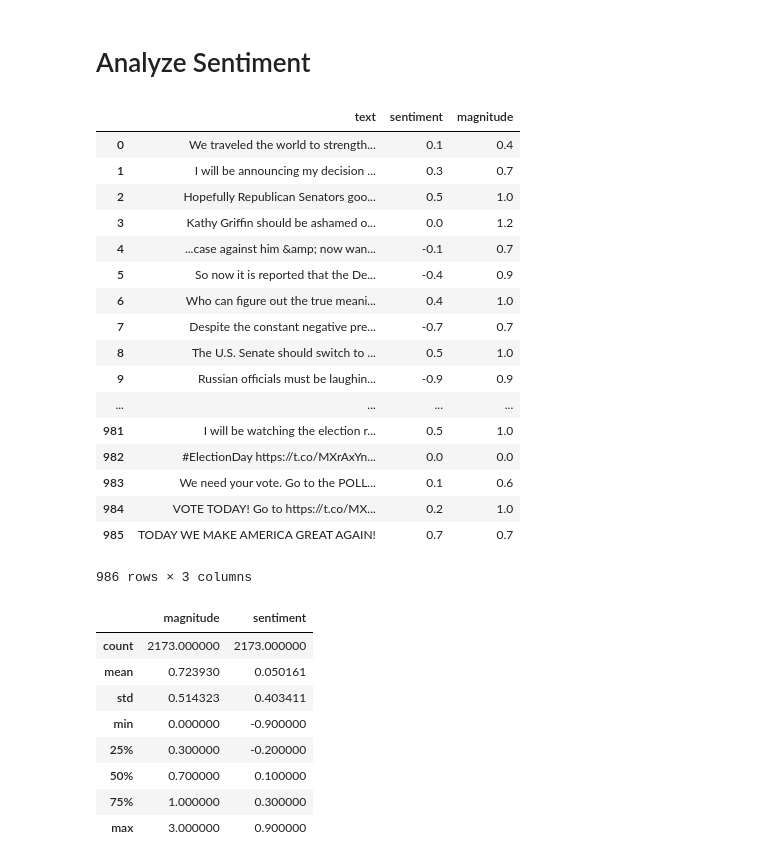
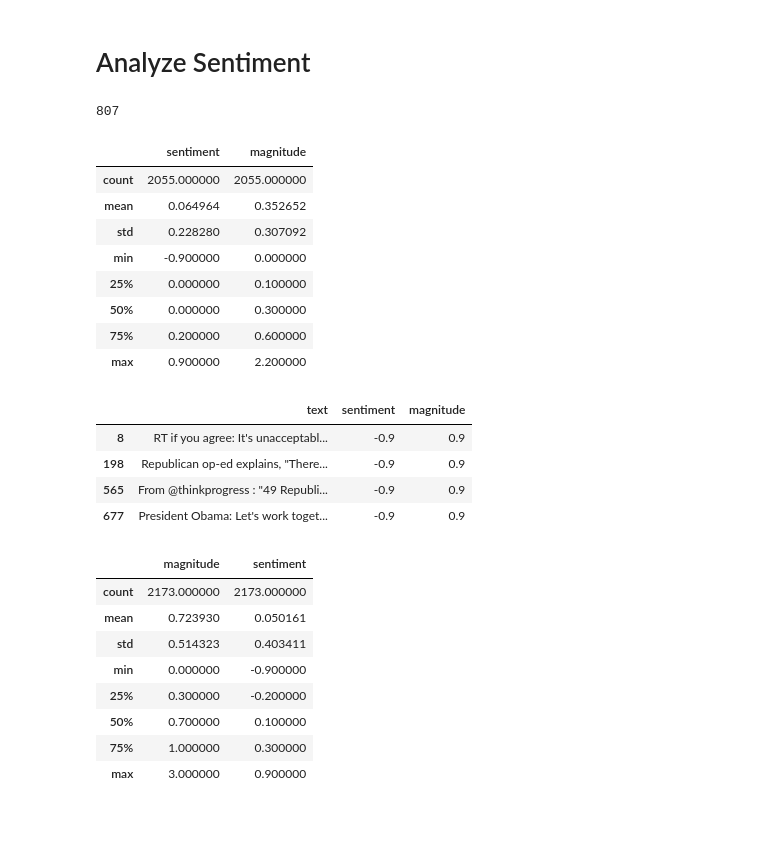
Before and after one commit to EthanH43/text_generator, a Jupyter notebook: Model/Tweet Sentiment Analysis.ipynb, the cells around one changed output. Saved outputs shown, nothing was run; the diff lists cells and outputs as text; code cells hidden in the pictures; blank space fills up the shorter version.

Commit message:
additional sentiment analysis

```diff
--- a/Model/Tweet Sentiment Analysis.ipynb
+++ b/Model/Tweet Sentiment Analysis.ipynb
@@ -34,0 +41,2 @@ pre_election_sentiment=pre_election_sentiment.drop((['Unnamed: 0']), axis=1)
+# %%
+Obama_tweets['datetime']=pd.to_datetime(Obama_tweets['datetime'])
@@ -35,3 +46,6 @@ pre_election_sentiment=pre_election_sentiment.drop((['Unnamed: 0']), axis=1)
+# %%
+o_post_election=Obama_tweets[Obama_tweets['datetime'] > '11-06-2012']
+o_post_election= o_post_election[o_post_election['datetime'] < '11-06-2013']
 # %% [markdown]
 # Analyze Sentiment
 # %%
@@ -39,7 +53,7 @@ analysis_df=pd.DataFrame(columns=['text', 'sentiment', 'magnitude'])
 
 # The text to analyze
 
-for tweet in post_election_data['text'][1188:]:
+for tweet in o_post_election['text'][1248:]:
 
     text = tweet
     document = types.Document(
@@ -56,23 +70,28 @@ for tweet in post_election_data['text'][1188:]:
 # %%
 # analysis_df=analysis_df.append(election_500_1021)
 # analysis_df=analysis_df.reset_index(drop=True)
-analysis_df
+len(analysis_df)
 # %% [output]
-|  | text | sentiment | magnitude |
-| 0 | We traveled the world to strength... | 0.1 | 0.4 |
-| 1 | I will be announcing my decision ... | 0.3 | 0.7 |
-| 2 | Hopefully Republican Senators goo... | 0.5 | 1.0 |
-| 3 | Kathy Griffin should be ashamed o... | 0.0 | 1.2 |
-| 4 | ...case against him &amp; now wan... | -0.1 | 0.7 |
-| 5 | So now it is reported that the De... | -0.4 | 0.9 |
-| 6 | Who can figure out the true meani... | 0.4 | 1.0 |
-| 7 | Despite the constant negative pre... | -0.7 | 0.7 |
-| 8 | The U.S. Senate should switch to ... | 0.5 | 1.0 |
-| 9 | Russian officials must be laughin... | -0.9 | 0.9 |
-| ... | ... | ... | ... |
-| 981 | I will be watching the election r... | 0.5 | 1.0 |
-| 982 | #ElectionDay https://t.co/MXrAxYn... | 0.0 | 0.0 |
-| 983 | We need your vote. Go to the POLL... | 0.1 | 0.6 |
-| 984 | VOTE TODAY! Go to https://t.co/MX... | 0.2 | 1.0 |
-| 985 | TODAY WE MAKE AMERICA GREAT AGAIN! | 0.7 | 0.7 |
-986 rows × 3 columns
+807
+# %%
+OPE=OPE.append(analysis_df)
+# %%
+OPE.describe()
+# %% [output]
+|  | sentiment | magnitude |
+| count | 2055.000000 | 2055.000000 |
+| mean | 0.064964 | 0.352652 |
+| std | 0.228280 | 0.307092 |
+| min | -0.900000 | 0.000000 |
+| 25% | 0.000000 | 0.100000 |
+| 50% | 0.000000 | 0.300000 |
+| 75% | 0.200000 | 0.600000 |
+| max | 0.900000 | 2.200000 |
+# %%
+OPE[OPE['sentiment'] <-0.85]
+# %% [output]
+|  | text | sentiment | magnitude |
+| 8 | RT if you agree: It's unacceptabl... | -0.9 | 0.9 |
+| 198 | Republican op-ed explains, "There... | -0.9 | 0.9 |
+| 565 | From @thinkprogress : "49 Republi... | -0.9 | 0.9 |
+| 677 | President Obama: Let's work toget... | -0.9 | 0.9 |
```
Also changed, not shown: parts of 7 cells of this notebook, 5 other files.
